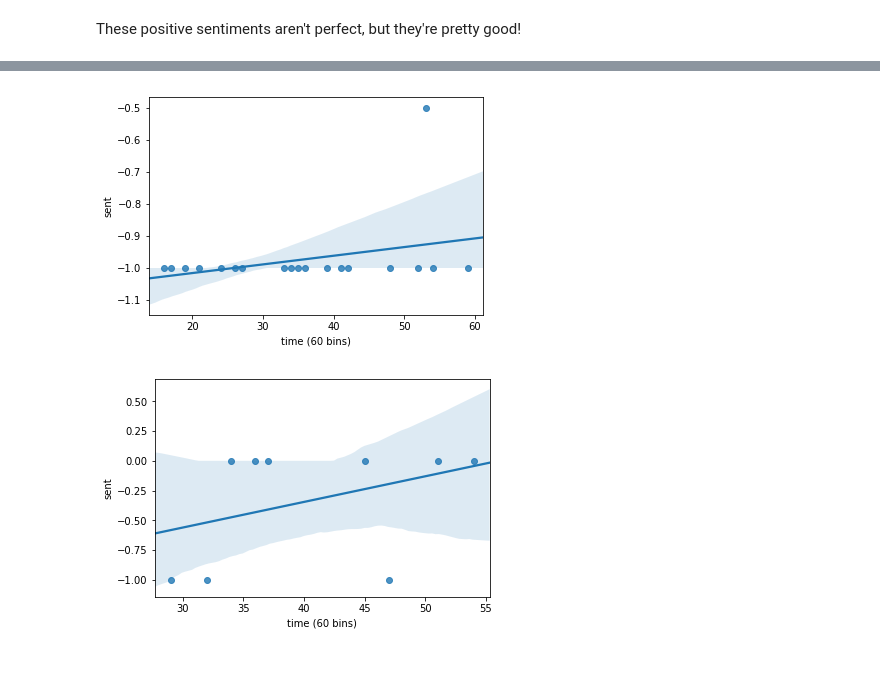
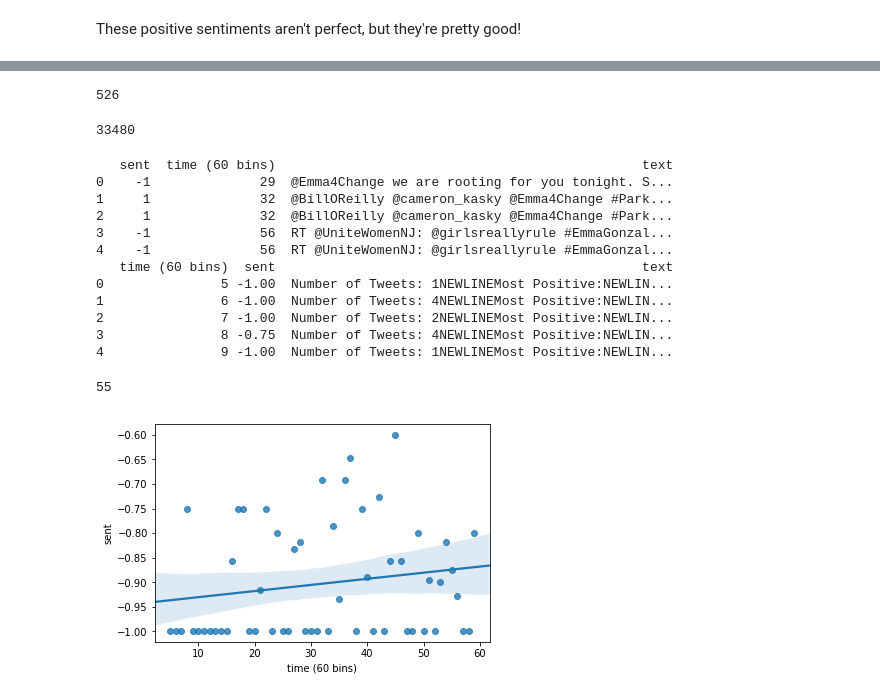
Before and after one commit to bkvillalobos/EDAV_project, a Jupyter notebook: sentiments.ipynb, the cells around one changed output, grey strips where cells are left out. Drawn from its saved outputs; the diff is of its cells as text; code cells hidden in the pictures; blank space fills up the shorter version.

Commit message:
end-to-end data preprocessing

```diff
--- a/sentiments.ipynb
+++ b/sentiments.ipynb
@@ -320,11 +353,11 @@ important_people ={
 # %%
-for t in tlist:
-    t.sentiment = grid.predict([t.text])[0]
+for ix,t in enumerate(tlist):
+    t.sentiment = sent_preds[ix]
     t.people = set()
     # can do something more sophisticated w/ time
     for person,syn_lst in important_people.items():
         for syn in syn_lst:
-            if syn in t.text:
+            if syn in t.text.lower():
                 t.people.add(person)
 # %%
 sample_tweet = tlist[1]
@@ -357,22 +400,47 @@ These positive sentiments aren't perfect, but they're pretty good!
+# %%
+def plot_person_sents(name, tlist=tlist, return_df=True,n_bins=60, return_count=False):
+    import seaborn as sns
+    sublist = [(t.sentiment,t.seconds_debate, t.text) for t
+                                              in tlist
+                                              if name in t.people
+                                              and t.seconds_debate < 60*60*2]
+    sublist = sorted(sublist, key=lambda x: (x[1],x[0]))
+    sublist = [(sent, sec % n_bins,text) for sent, sec, text in sublist]
+
+    time_col = 'time ({0} bins)'.format(n_bins)
+    df = pd.DataFrame(sublist, columns=['sent', time_col, 'text'])
+    to_prepent = ['Most Positive']
+    apply_fxns = {'sent': 'count' if return_count else np.mean,
+                  'text': get_best_and_worst_tweets}
+    df = df.groupby(time_col, as_index=False).agg(apply_fxns)
+
+    # plot
+    sns.regplot(df[time_col],df['sent'])
+
+    if return_df:
+        return df
+    else:
+        return zip(*sublist)
 # %%
-def plot_person_sents(name, tlist=tlist, return_df=True,n_bins=60):
+def plot_person_mentions(name, tlist=tlist, return_df=True,n_bins=60):
     import seaborn as sns
     sublist = [(t.sentiment,t.seconds_debate) for t
                                               in tlist
-                                              if name in t.people
-                                              and t.seconds_debate < 60*60*2]
+                                              if name in t.people]
+                                              #and t.seconds_debate < 60*60*2]
     sublist = sorted(sublist, key=lambda x: x[1])
     sublist = [(sent, sec % n_bins) for sent, sec in sublist]
 
     time_col = 'time ({0} bins)'.format(n_bins)
     df = pd.DataFrame(sublist, columns=['sent', time_col])
-    df = df.groupby(time_col).apply(np.mean)
-    df.head()
+    df = df.groupby(time_col, as_index=False).agg('count')
+    print(df.head())
 
     # plot
     sns.regplot(df[time_col],df['sent'])
 
     if return_df:
+        return sublist
         return df
     else:
         return zip(*sublist)
@@ -383,8 +447,27 @@ rubio = plot_person_sents('rubio')
-# %%
-dana = plot_person_sents('dana')
-# %% [output]
-[figure, removed]
+# %%
+len([t.text for t in tlist if 'emma' in t.text.lower()])
+# %% [output]
+526
+# %%
+len(tlist)
+# %% [output]
+33480
 # %%
-emma = plot_person_sents('emma')
+emma= plot_person_sents('emma')
+#df_to_data_string(rubio)
+len(emma_counts)
 # %% [output]
+   sent  time (60 bins)                                               text
+0    -1              29  @Emma4Change we are rooting for you tonight. S...
+1     1              32  @BillOReilly @cameron_kasky @Emma4Change #Park...
+2     1              32  @BillOReilly @cameron_kasky @Emma4Change #Park...
+3    -1              56  RT @UniteWomenNJ: @girlsreallyrule #EmmaGonzal...
+4    -1              56  RT @UniteWomenNJ: @girlsreallyrule #EmmaGonzal...
+   time (60 bins)  sent                                               text
+0               5 -1.00  Number of Tweets: 1NEWLINEMost Positive:NEWLIN...
+1               6 -1.00  Number of Tweets: 4NEWLINEMost Positive:NEWLIN...
+2               7 -1.00  Number of Tweets: 2NEWLINEMost Positive:NEWLIN...
+3               8 -0.75  Number of Tweets: 4NEWLINEMost Positive:NEWLIN...
+4               9 -1.00  Number of Tweets: 1NEWLINEMost Positive:NEWLIN...
+55
-[figure, old version]
+[figure, new version]
```
Also changed, not shown: parts of 51 cells of this notebook.
